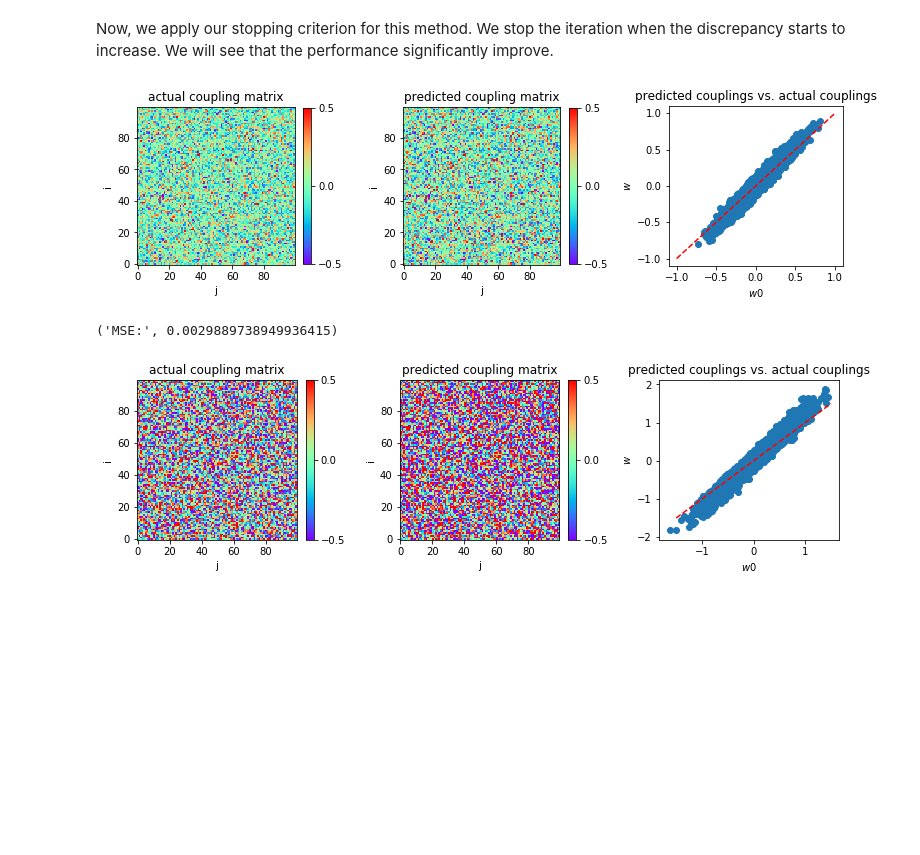
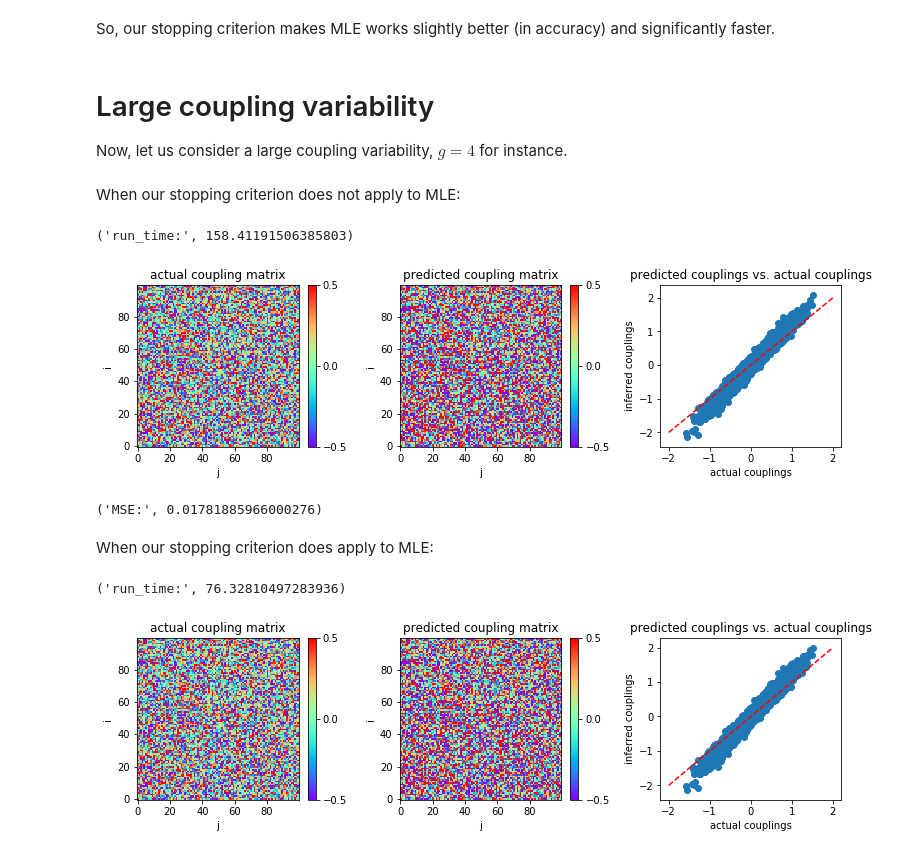
Before and after one commit to DanhTaiHoang/network-inference, a Jupyter notebook: sphinx/codesource/mle.ipynb, the cells around one changed output. Saved outputs shown, nothing was run; the diff lists cells and outputs as text; code cells hidden in the pictures; blank space fills up the shorter version.

```diff
--- a/sphinx/codesource/mle.ipynb
+++ b/sphinx/codesource/mle.ipynb
@@ -69,2 +161,0 @@ print('MSE:',MSE)
-# %% [markdown]
-Now, we apply our stopping criterion for this method. We stop the iteration when the discrepancy starts to increase.  We will see that the performance significantly improve.
@@ -72,0 +162,6 @@ w = inference.mle(s,niter,rate,stop_criterion='yes')
+# %% [markdown]
+So, our stopping criterion makes MLE works slightly better (in accuracy) and significantly faster.
+# %% [markdown]
+# Large coupling variability
+
+Now, let us consider a large coupling variability, $g=4$ for instance.
@@ -73,35 +173,47 @@ w = inference.mle(s,niter,rate,stop_criterion='yes')
+# %% [markdown]
+When our stopping criterion does not apply to MLE:
+# %%
+start_time = timeit.default_timer()
+
+w = inference.mle(s,rate,stop_criterion='no')
+
+stop_time=timeit.default_timer()
+run_time=stop_time-start_time
+print('run_time:',run_time)
+# %% [output]
+('run_time:', 158.41191506385803)
 # %%
 plt.figure(figsize=(11,3.2))
 
 plt.subplot2grid((1,3),(0,0))
 plt.title('actual coupling matrix')
 plt.imshow(w0,cmap='rainbow',origin='lower')
 plt.xlabel('j')
 plt.ylabel('i')
 plt.clim(-0.5,0.5)
 plt.colorbar(fraction=0.045, pad=0.05,ticks=[-0.5,0,0.5])
 
 plt.subplot2grid((1,3),(0,1))
 plt.title('predicted coupling matrix')
 plt.imshow(w,cmap='rainbow',origin='lower')
 plt.xlabel('j')
 plt.ylabel('i')
 plt.clim(-0.5,0.5)
 plt.colorbar(fraction=0.045, pad=0.05,ticks=[-0.5,0,0.5])
 
 plt.subplot2grid((1,3),(0,2))
 plt.title('predicted couplings vs. actual couplings')
-plt.plot([-1,1],[-1,1],'r--')
+plt.plot([-2.0,2.0],[-2.0,2.0],'r--')
 plt.scatter(w0,w)
 plt.xlabel('actual couplings')
 plt.ylabel('inferred couplings')
 
 plt.tight_layout(h_pad=1, w_pad=1.5)
 plt.show()
 # %% [output]
-[figure, old version]
+[figure, new version]
 # %%
 MSE = np.mean((w-w0)**2)
 print('MSE:',MSE)
 # %% [output]
-('MSE:', 0.0029889738949936415)
+('MSE:', 0.01781885966000276)
@@ -119,3 +220,15 @@ w = inference.mle(s,niter,rate,stop_criterion='no')
+# %% [markdown]
+When our stopping criterion does apply to MLE:
+# %%
+start_time = timeit.default_timer()
+
+w = inference.mle(s,rate,stop_criterion='yes')
+
+stop_time=timeit.default_timer()
+run_time=stop_time-start_time
+print('run_time:',run_time)
+# %% [output]
+('run_time:', 76.32810497283936)
 # %%
 plt.figure(figsize=(11,3.2))
 
@@ -137,7 +250,7 @@ plt.colorbar(fraction=0.045, pad=0.05,ticks=[-0.5,0,0.5])
 
 plt.subplot2grid((1,3),(0,2))
 plt.title('predicted couplings vs. actual couplings')
-plt.plot([-1.5,1.5],[-1.5,1.5],'r--')
+plt.plot([-2.0,2.0],[-2.0,2.0],'r--')
 plt.scatter(w0,w)
 plt.xlabel('actual couplings')
 plt.ylabel('inferred couplings')
@@ -145,7 +258,7 @@ plt.ylabel('inferred couplings')
 plt.tight_layout(h_pad=1, w_pad=1.5)
 plt.show()
 # %% [output]
-[figure, old version]
+[figure, new version]
 # %%
 MSE = np.mean((w-w0)**2)
 print('MSE:',MSE)
```
Also changed, not shown: parts of 33 cells of this notebook, 16 other files.
